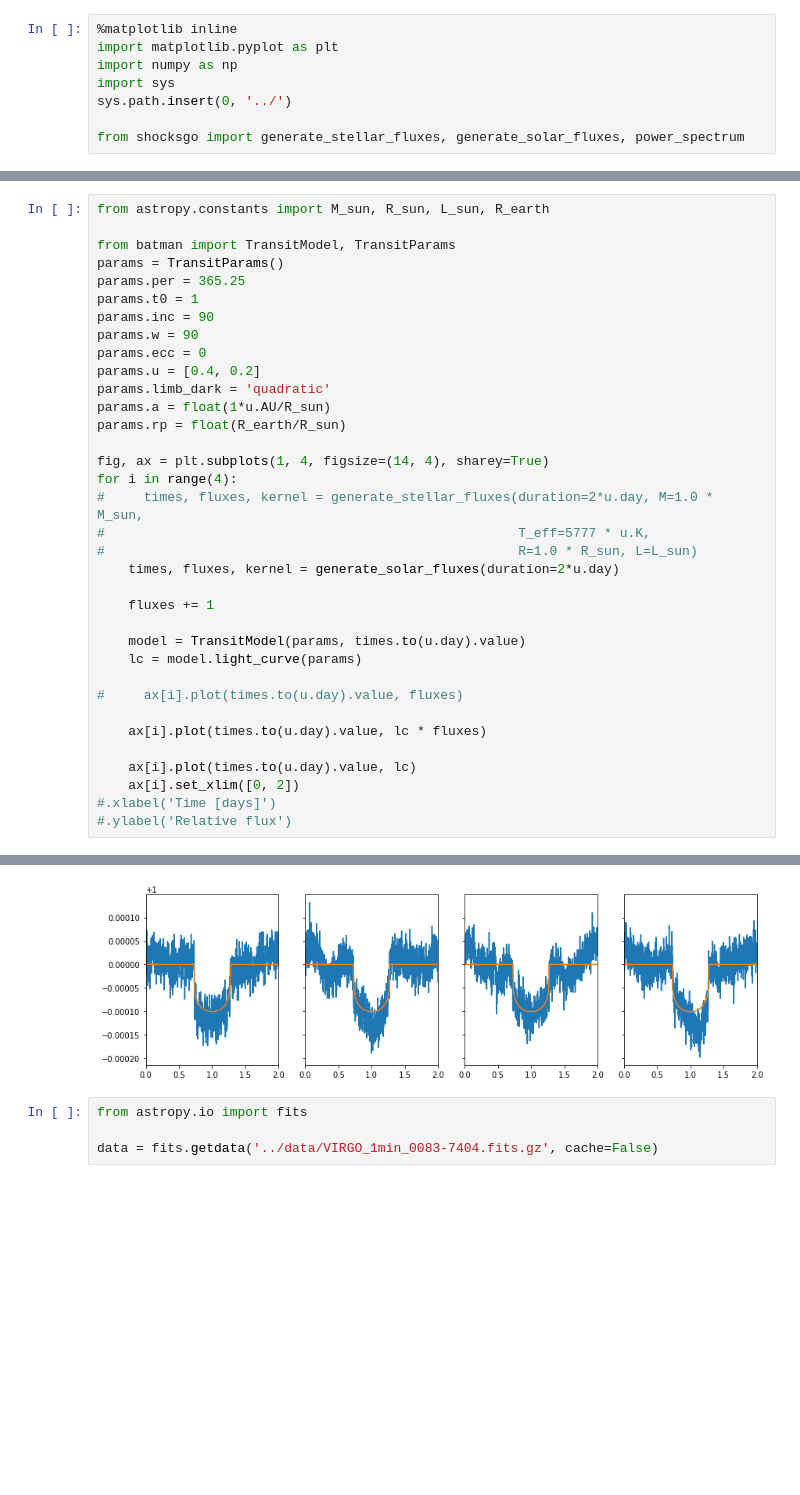
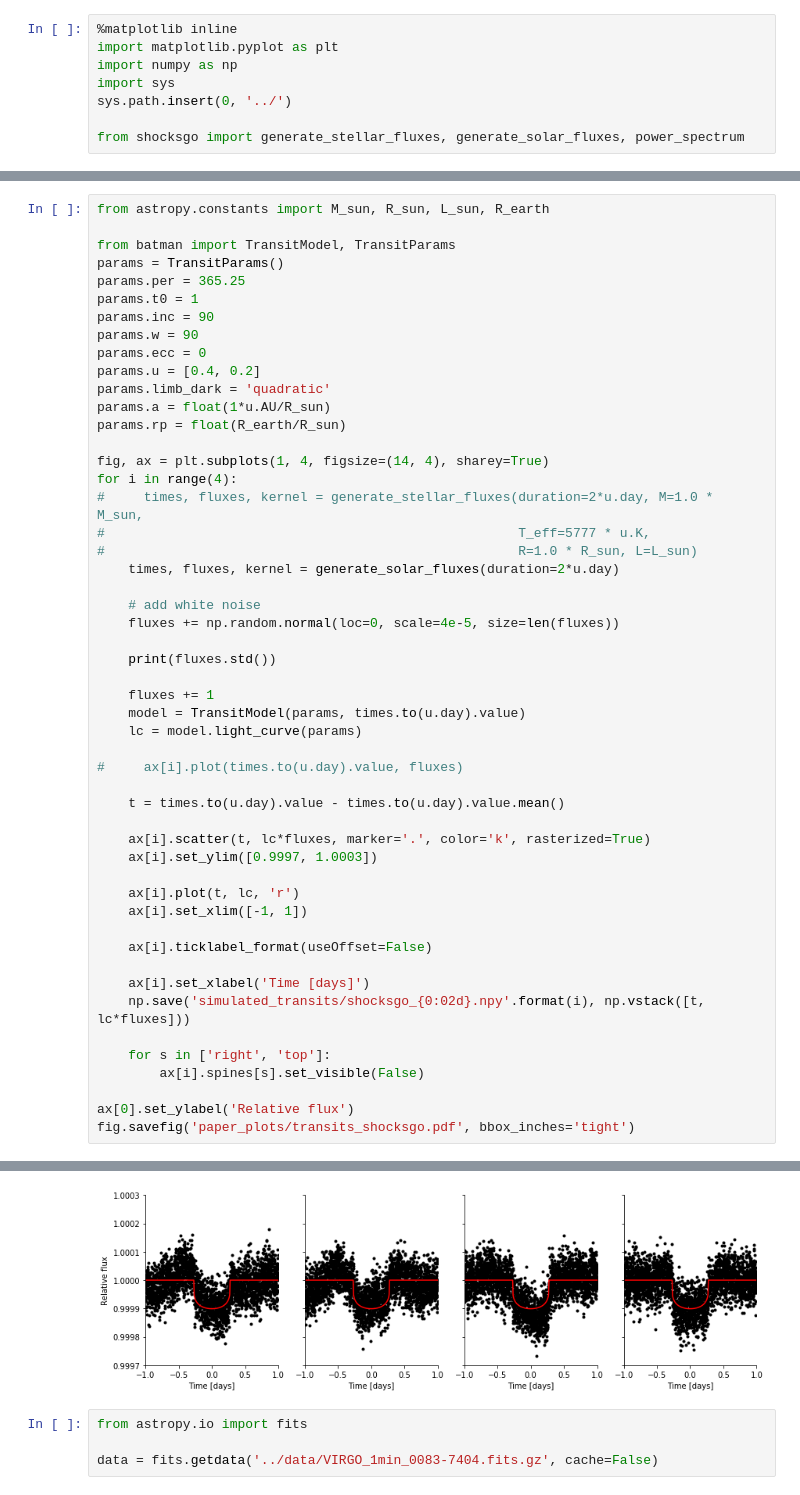
Before and after one commit to bmorris3/shocksgo, a Jupyter notebook: notebooks/demo.ipynb, the cells around one changed output, grey strips where cells are left out. Drawn from its saved outputs; the diff is of its cells as text; blank space fills up the shorter version.

```diff
--- a/notebooks/demo.ipynb
+++ b/notebooks/demo.ipynb
@@ -52,17 +56,33 @@ for i in range(4):
 #                                                     R=1.0 * R_sun, L=L_sun)
     times, fluxes, kernel = generate_solar_fluxes(duration=2*u.day)
 
+    # add white noise
+    fluxes += np.random.normal(loc=0, scale=4e-5, size=len(fluxes))
+
+    print(fluxes.std())
+
     fluxes += 1
-
     model = TransitModel(params, times.to(u.day).value)
     lc = model.light_curve(params)
 
 #     ax[i].plot(times.to(u.day).value, fluxes)
 
-    ax[i].plot(times.to(u.day).value, lc * fluxes)
+    t = times.to(u.day).value - times.to(u.day).value.mean()
 
-    ax[i].plot(times.to(u.day).value, lc)
-    ax[i].set_xlim([0, 2])
-#.xlabel('Time [days]')
-#.ylabel('Relative flux')
+    ax[i].scatter(t, lc*fluxes, marker='.', color='k', rasterized=True)
+    ax[i].set_ylim([0.9997, 1.0003])
+
+    ax[i].plot(t, lc, 'r')
+    ax[i].set_xlim([-1, 1])
+
+    ax[i].ticklabel_format(useOffset=False)
+
+    ax[i].set_xlabel('Time [days]')
+    np.save('simulated_transits/shocksgo_{0:02d}.npy'.format(i), np.vstack([t, lc*fluxes]))
+
+    for s in ['right', 'top']:
+        ax[i].spines[s].set_visible(False)
+
+ax[0].set_ylabel('Relative flux')
+fig.savefig('paper_plots/transits_shocksgo.pdf', bbox_inches='tight')
 # %% [output]
@@ -69,4 +93,4 @@ for i in range(4):
-[figure, old version]
+[figure, new version]
 # %%
 from astropy.io import fits
 
```
Also changed, not shown: parts of 15 cells of this notebook, 6 other files.
